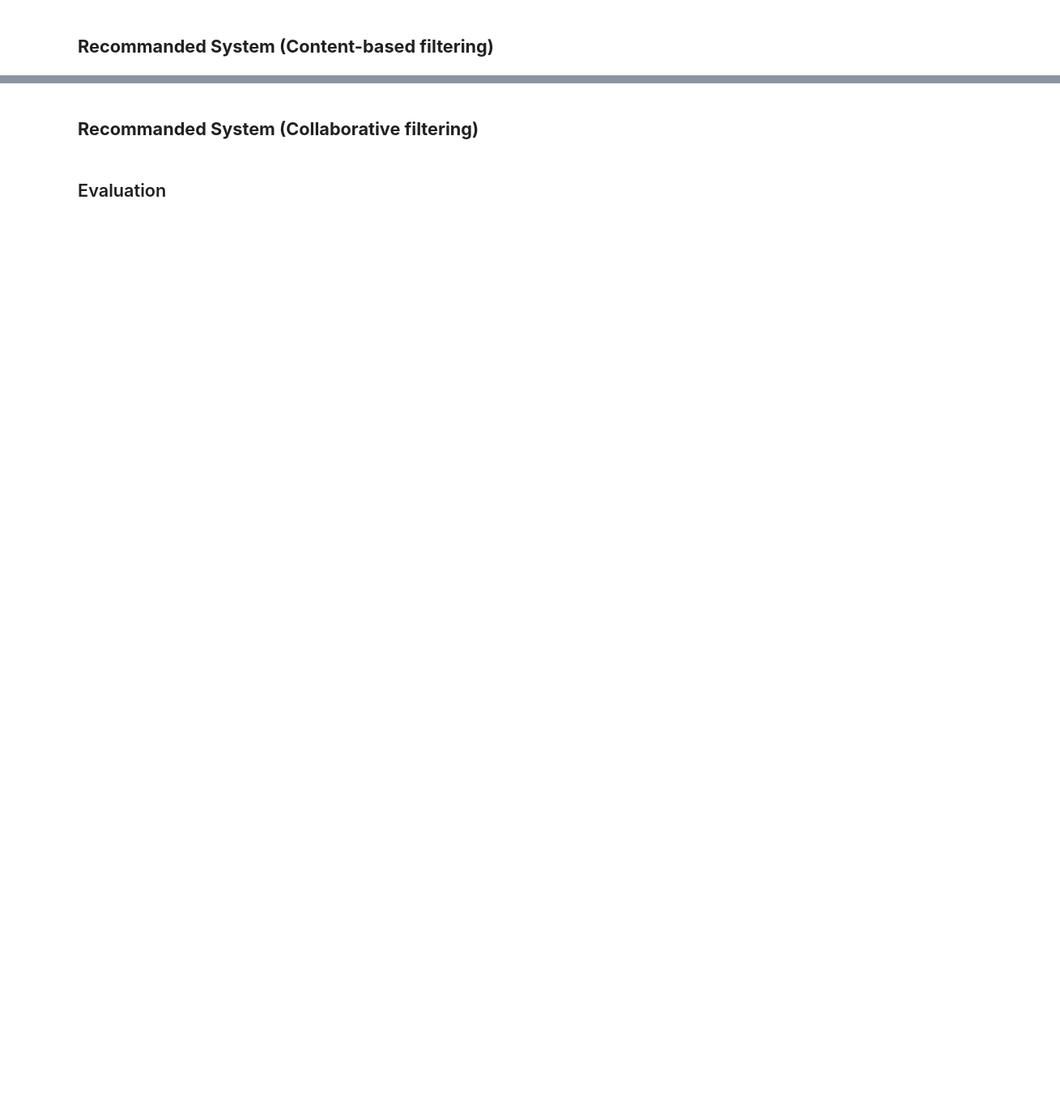
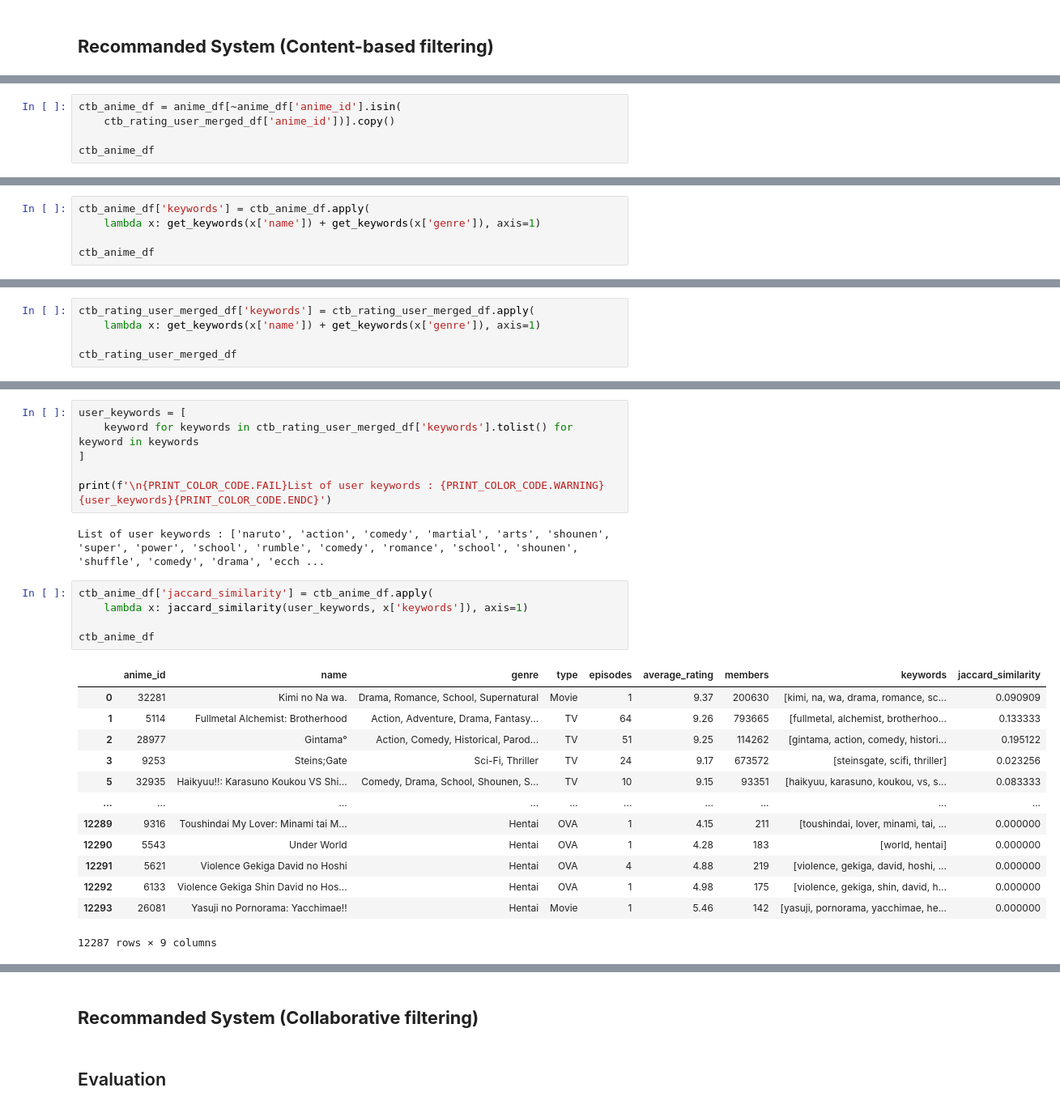
Before and after one commit to phukphoom/anime-recommander-system, a Jupyter notebook: AnimeRecommenderSystem/anime.ipynb, the cells around one changed output, grey strips where cells are left out. Shown: that part at 81% size. Saved outputs shown, nothing was run; the diff lists cells and outputs as text; blank space fills up the shorter version.

```diff
--- a/AnimeRecommenderSystem/anime.ipynb
+++ b/AnimeRecommenderSystem/anime.ipynb
@@ -344,0 +434,5 @@ plt_1.set_xticklabels(plt_1.get_xticklabels(), rotation=90)
+# %%
+ctb_anime_df = anime_df[~anime_df['anime_id'].isin(
+    ctb_rating_user_merged_df['anime_id'])].copy()
+
+ctb_anime_df
@@ -344,0 +455,5 @@ plt_1.set_xticklabels(plt_1.get_xticklabels(), rotation=90)
+# %%
+ctb_anime_df['keywords'] = ctb_anime_df.apply(
+    lambda x: get_keywords(x['name']) + get_keywords(x['genre']), axis=1)
+
+ctb_anime_df
@@ -344,0 +474,5 @@ plt_1.set_xticklabels(plt_1.get_xticklabels(), rotation=90)
+# %%
+ctb_rating_user_merged_df['keywords'] = ctb_rating_user_merged_df.apply(
+    lambda x: get_keywords(x['name']) + get_keywords(x['genre']), axis=1)
+
+ctb_rating_user_merged_df
@@ -344,0 +488,27 @@ plt_1.set_xticklabels(plt_1.get_xticklabels(), rotation=90)
+# %%
+user_keywords = [
+    keyword for keywords in ctb_rating_user_merged_df['keywords'].tolist() for keyword in keywords
+]
+
+print(f'\n{PRINT_COLOR_CODE.FAIL}List of user keywords : {PRINT_COLOR_CODE.WARNING}{user_keywords}{PRINT_COLOR_CODE.ENDC}')
+# %% [output]
+List of user keywords : ['naruto', 'action', 'comedy', 'martial', 'arts', 'shounen', 'super', 'power', 'school', 'rumble', 'comedy', 'romance', 'school', 'shounen', 'shuffle', 'comedy', 'drama', 'ecch ...
+# %%
+ctb_anime_df['jaccard_similarity'] = ctb_anime_df.apply(
+    lambda x: jaccard_similarity(user_keywords, x['keywords']), axis=1)
+
+ctb_anime_df
+# %% [output]
+|  | anime_id | name | genre | type | episodes | average_rating | members | keywords | jaccard_similarity |
+| 0 | 32281 | Kimi no Na wa. | Drama, Romance, School, Supernatural | Movie | 1 | 9.37 | 200630 | [kimi, na, wa, drama, romance, sc... | 0.090909 |
+| 1 | 5114 | Fullmetal Alchemist: Brotherhood | Action, Adventure, Drama, Fantasy... | TV | 64 | 9.26 | 793665 | [fullmetal, alchemist, brotherhoo... | 0.133333 |
+| 2 | 28977 | Gintama° | Action, Comedy, Historical, Parod... | TV | 51 | 9.25 | 114262 | [gintama, action, comedy, histori... | 0.195122 |
+| 3 | 9253 | Steins;Gate | Sci-Fi, Thriller | TV | 24 | 9.17 | 673572 | [steinsgate, scifi, thriller] | 0.023256 |
+| 5 | 32935 | Haikyuu!!: Karasuno Koukou VS Shi... | Comedy, Drama, School, Shounen, S... | TV | 10 | 9.15 | 93351 | [haikyuu, karasuno, koukou, vs, s... | 0.083333 |
+| ... | ... | ... | ... | ... | ... | ... | ... | ... | ... |
+| 12289 | 9316 | Toushindai My Lover: Minami tai M... | Hentai | OVA | 1 | 4.15 | 211 | [toushindai, lover, minami, tai, ... | 0.000000 |
+| 12290 | 5543 | Under World | Hentai | OVA | 1 | 4.28 | 183 | [world, hentai] | 0.000000 |
+| 12291 | 5621 | Violence Gekiga David no Hoshi | Hentai | OVA | 4 | 4.88 | 219 | [violence, gekiga, david, hoshi, ... | 0.000000 |
+| 12292 | 6133 | Violence Gekiga Shin David no Hos... | Hentai | OVA | 1 | 4.98 | 175 | [violence, gekiga, shin, david, h... | 0.000000 |
+| 12293 | 26081 | Yasuji no Pornorama: Yacchimae!! | Hentai | Movie | 1 | 5.46 | 142 | [yasuji, pornorama, yacchimae, he... | 0.000000 |
+12287 rows × 9 columns
```
Also changed, not shown: parts of 29 cells of this notebook, 1 other file.
